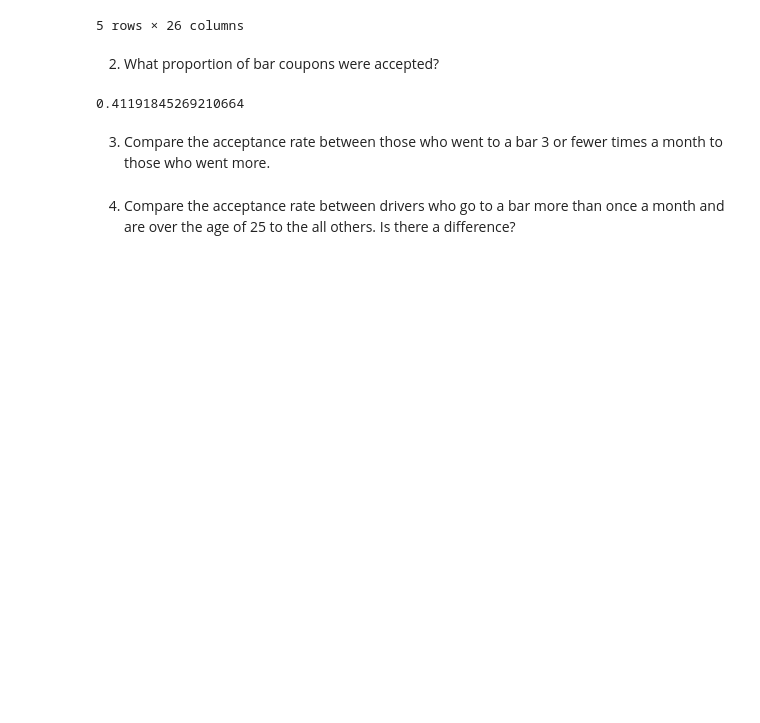
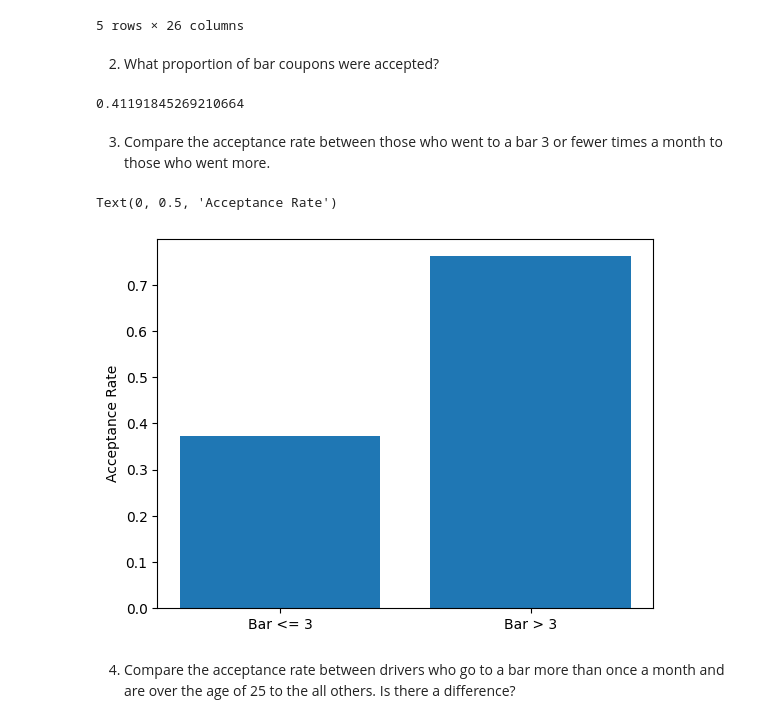
Before and after one commit to abarbancho/pc_ml_ai, a Jupyter notebook: assignment5_1_starter/prompt.ipynb, the cells around one changed output. Drawn from its saved outputs; the diff is of its cells as text; code cells hidden in the pictures; blank space fills up the shorter version.

Commit message:
Analysis Bar Coupon Complete

```diff
--- a/assignment5_1_starter/prompt.ipynb
+++ b/assignment5_1_starter/prompt.ipynb
@@ -183,7 +183,7 @@ Now, we will lead you through an exploration of just the bar related coupons.
 
 1. Create a new `DataFrame` that contains just the bar coupons.
 # %%
-bar_coupons_df  = clean_data[clean_data['coupon'] == 'Bar']
+bar_coupons_df  = clean_data.query("coupon == 'Bar'")
 bar_coupons_df.head()
 # %% [output]
 |  | destination | passanger | weather | temperature | time | coupon | expiration | gender | age | ... |
@@ -202,5 +202,14 @@ print(accepted_coupon_bar_prop)
 0.41191845269210664
 # %% [markdown]
 3. Compare the acceptance rate between those who went to a bar 3 or fewer times a month to those who went more.
+# %%
+bar_le_3_acceptance_rate= bar_coupons_df.query("Bar in ['never', 'less1', '1~3']")['Y'].value_counts(normalize=True)[1]
+bar_gt_3_acceptance_rate = bar_coupons_df.query("Bar not in ['never', 'less1', '1~3']")['Y'].value_counts(normalize=True)[1]
+
+plt.bar(['Bar <= 3', 'Bar > 3'], [bar_le_3_acceptance_rate, bar_gt_3_acceptance_rate])
+plt.ylabel('Acceptance Rate')
+# %% [output]
+Text(0, 0.5, 'Acceptance Rate')
+[figure, added]
 # %% [markdown]
 4. Compare the acceptance rate between drivers who go to a bar more than once a month and are over the age of 25 to the all others.  Is there a difference?
```
Also changed, not shown: parts of 4 cells of this notebook.
